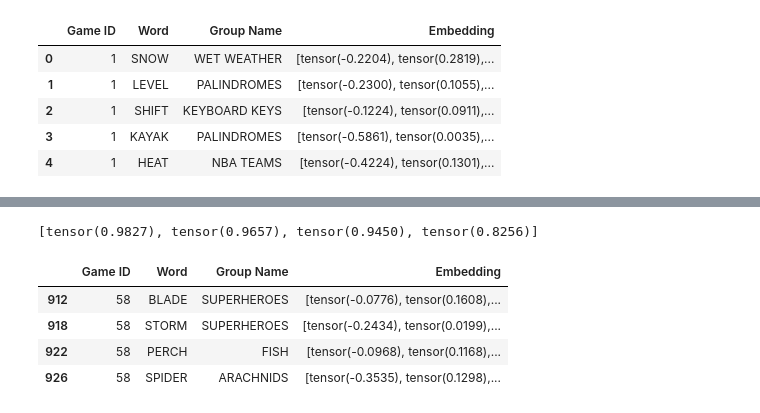
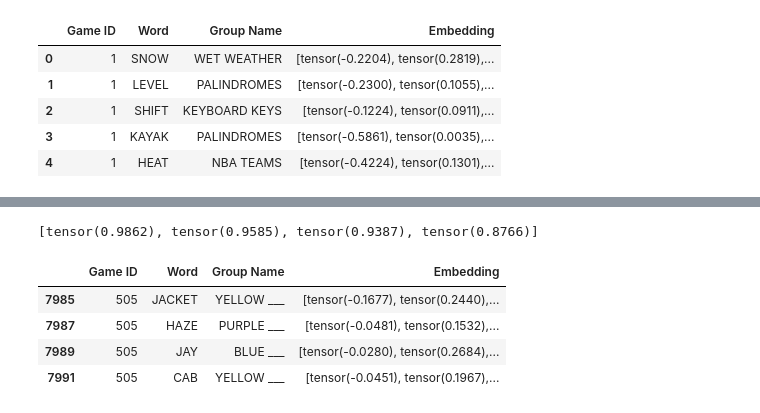
Before and after one commit to Kunritty/connections-solver, a Jupyter notebook: bert-model-zero-shot.ipynb, the cells around one changed output, grey strips where cells are left out. Drawn from its saved outputs; the diff is of its cells as text; code cells hidden in the pictures.

Commit message:
score_puzzle function done

```diff
--- a/bert-model-zero-shot.ipynb
+++ b/bert-model-zero-shot.ipynb
@@ -142,11 +142,12 @@ def get_similarity(embeddings):
     sims = sims[mask]
     return sims.mean()
 
-#Returns array of predictions taking numpy embeddings as input
+#Returns array of tuples where each tuple contains 4 indices of a group. Takes numpy embeddings as input
 def predict(embeddings):
     preds = []
     sims = []
     remaining_indices = list(range(len(embeddings)))
+
     for i in range(N_GROUPS):
         highest_sim = 0
         best_combo = None
@@ -166,3 +167,7 @@ def predict(embeddings):
 
 
     return preds, sims
+
+#Function gets embeddings from dataframe given game_id
+def get_embeddings(df, id):
+    return np.stack(df[df['Game ID'] == id]['Embedding'].to_numpy())
@@ -192,11 +174,14 @@ df_test[df_test['Game ID'] == TEST_ID]
+# %%
+TEST_ID = 505
+#df_test[df_test['Game ID'] == TEST_ID]
 # %%
-preds, sims = predict(np.stack(df_test[df_test['Game ID'] == TEST_ID]['Embedding'].to_numpy()))
+preds, sims = predict(get_embeddings(df_test, TEST_ID))
 print(sims)
 df_test[df_test['Game ID'] == TEST_ID].iloc[list(preds[0])]
 # %% [output]
-[tensor(0.9827), tensor(0.9657), tensor(0.9450), tensor(0.8256)]
+[tensor(0.9862), tensor(0.9585), tensor(0.9387), tensor(0.8766)]
 |  | Game ID | Word | Group Name | Embedding |
-| 912 | 58 | BLADE | SUPERHEROES | [tensor(-0.0776), tensor(0.1608),... |
-| 918 | 58 | STORM | SUPERHEROES | [tensor(-0.2434), tensor(0.0199),... |
-| 922 | 58 | PERCH | FISH | [tensor(-0.0968), tensor(0.1168),... |
-| 926 | 58 | SPIDER | ARACHNIDS | [tensor(-0.3535), tensor(0.1298),... |
+| 7985 | 505 | JACKET | YELLOW ___ | [tensor(-0.1677), tensor(0.2440),... |
+| 7987 | 505 | HAZE | PURPLE ___ | [tensor(-0.0481), tensor(0.1532),... |
+| 7989 | 505 | JAY | BLUE ___ | [tensor(-0.0280), tensor(0.2684),... |
+| 7991 | 505 | CAB | YELLOW ___ | [tensor(-0.0451), tensor(0.1967),... |
```
Also changed, not shown: parts of 6 cells of this notebook.
